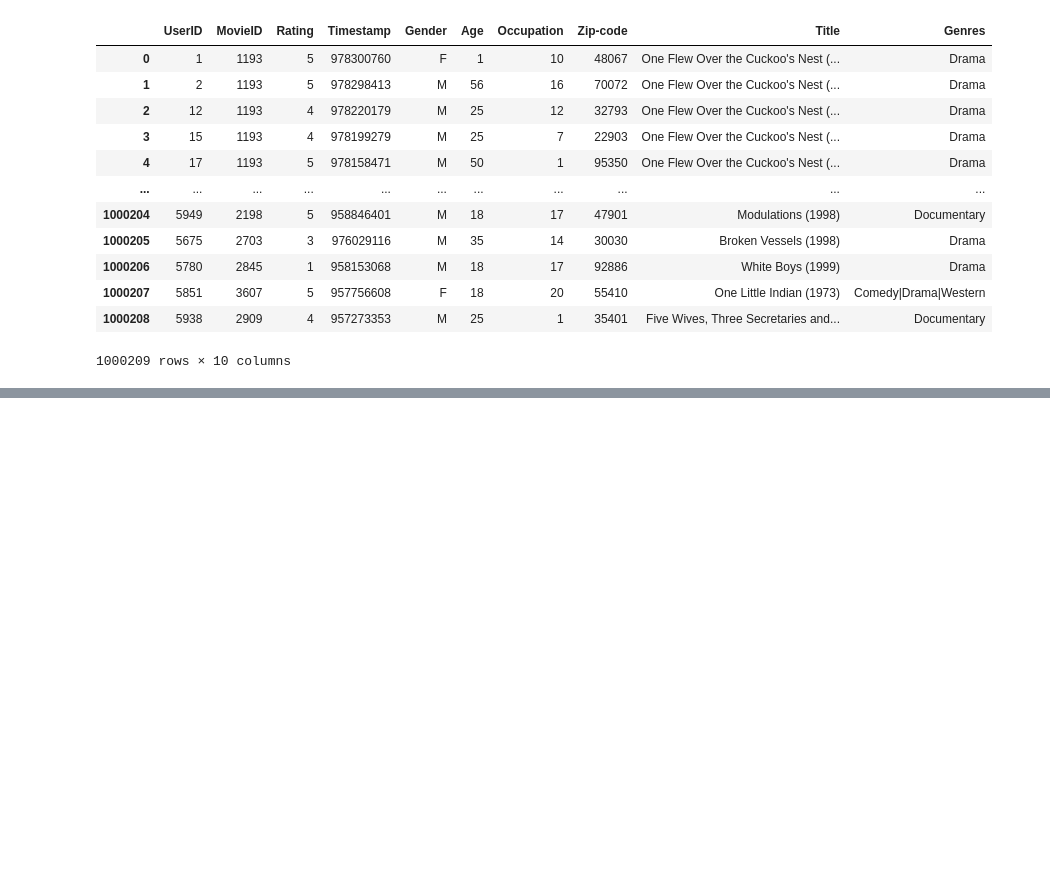
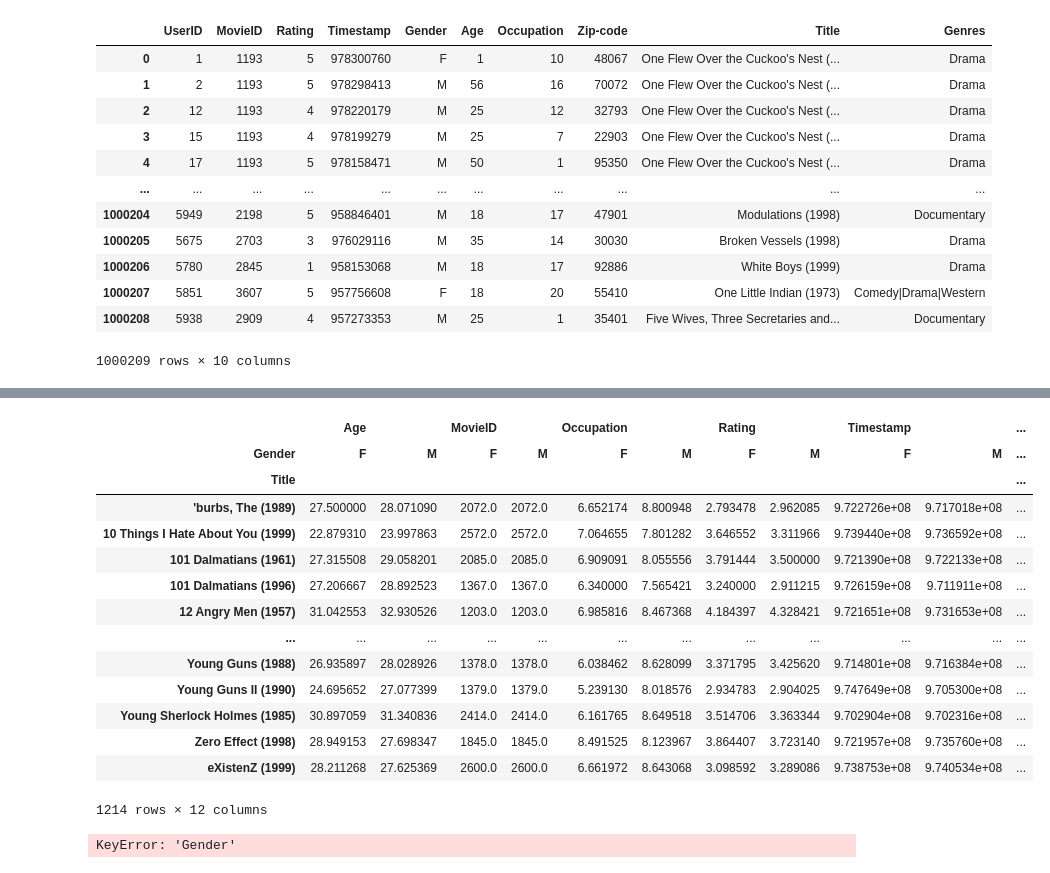
Before and after one commit to kiptoorono/movie-data-analysis, a Jupyter notebook: Analysis.ipynb, the cells around one changed output, grey strips where cells are left out. Drawn from its saved outputs; the diff is of its cells as text; code cells hidden in the pictures; blank space fills up the shorter version.

```diff
--- a/Analysis.ipynb
+++ b/Analysis.ipynb
@@ -66,0 +84,7 @@ data = pd.pivot_table(ratings, index='title', columns='gender', values='rating',
+# %%
+#data frame with movie title as row lables ad ratings as columns
+rating_by_title=data.groupby('Title').size()
+rating_by_title
+#filtering movies with atleast 250 rating
+Active_title= rating_by_title.index[rating_by_title>250]
+Active_title
@@ -66,0 +104,23 @@ data = pd.pivot_table(ratings, index='title', columns='gender', values='rating',
+# %%
+mean_rating= mean_rating.loc[Active_title]
+mean_rating
+# %% [output]
+|  | Age |  | MovieID |  | Occupation |  | Rating |  | Timestamp |  | ... |
+| Gender | F | M | F | M | F | M | F | M | F | M | ... |
+| Title |  |  |  |  |  |  |  |  |  |  | ... |
+| 'burbs, The (1989) | 27.500000 | 28.071090 | 2072.0 | 2072.0 | 6.652174 | 8.800948 | 2.793478 | 2.962085 | 9.722726e+08 | 9.717018e+08 | ... |
+| 10 Things I Hate About You (1999) | 22.879310 | 23.997863 | 2572.0 | 2572.0 | 7.064655 | 7.801282 | 3.646552 | 3.311966 | 9.739440e+08 | 9.736592e+08 | ... |
+| 101 Dalmatians (1961) | 27.315508 | 29.058201 | 2085.0 | 2085.0 | 6.909091 | 8.055556 | 3.791444 | 3.500000 | 9.721390e+08 | 9.722133e+08 | ... |
+| 101 Dalmatians (1996) | 27.206667 | 28.892523 | 1367.0 | 1367.0 | 6.340000 | 7.565421 | 3.240000 | 2.911215 | 9.726159e+08 | 9.711911e+08 | ... |
+| 12 Angry Men (1957) | 31.042553 | 32.930526 | 1203.0 | 1203.0 | 6.985816 | 8.467368 | 4.184397 | 4.328421 | 9.721651e+08 | 9.731653e+08 | ... |
+| ... | ... | ... | ... | ... | ... | ... | ... | ... | ... | ... | ... |
+| Young Guns (1988) | 26.935897 | 28.028926 | 1378.0 | 1378.0 | 6.038462 | 8.628099 | 3.371795 | 3.425620 | 9.714801e+08 | 9.716384e+08 | ... |
+| Young Guns II (1990) | 24.695652 | 27.077399 | 1379.0 | 1379.0 | 5.239130 | 8.018576 | 2.934783 | 2.904025 | 9.747649e+08 | 9.705300e+08 | ... |
+| Young Sherlock Holmes (1985) | 30.897059 | 31.340836 | 2414.0 | 2414.0 | 6.161765 | 8.649518 | 3.514706 | 3.363344 | 9.702904e+08 | 9.702316e+08 | ... |
+| Zero Effect (1998) | 28.949153 | 27.698347 | 1845.0 | 1845.0 | 8.491525 | 8.123967 | 3.864407 | 3.723140 | 9.721957e+08 | 9.735760e+08 | ... |
+| eXistenZ (1999) | 28.211268 | 27.625369 | 2600.0 | 2600.0 | 6.661972 | 8.643068 | 3.098592 | 3.289086 | 9.738753e+08 | 9.740534e+08 | ... |
+1214 rows × 12 columns
+# %%
+top_female_ratings = mean_rating[mean_rating['Gender'] == 'F'].sort_values(by='mean_rating_column', ascending=False)
+# %% [output]
+KeyError: 'Gender'
```
Also changed, not shown: parts of 2 cells of this notebook.
